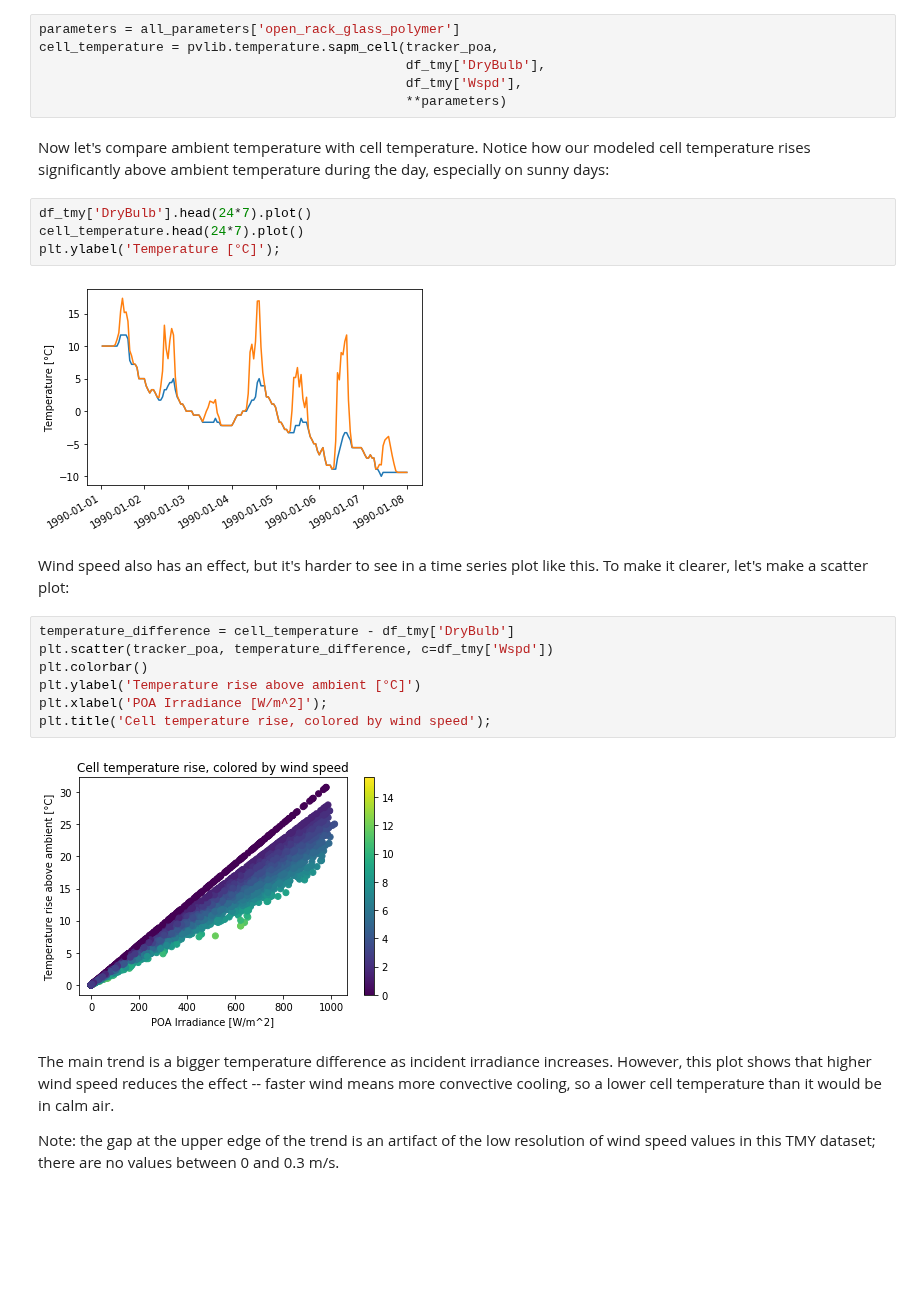
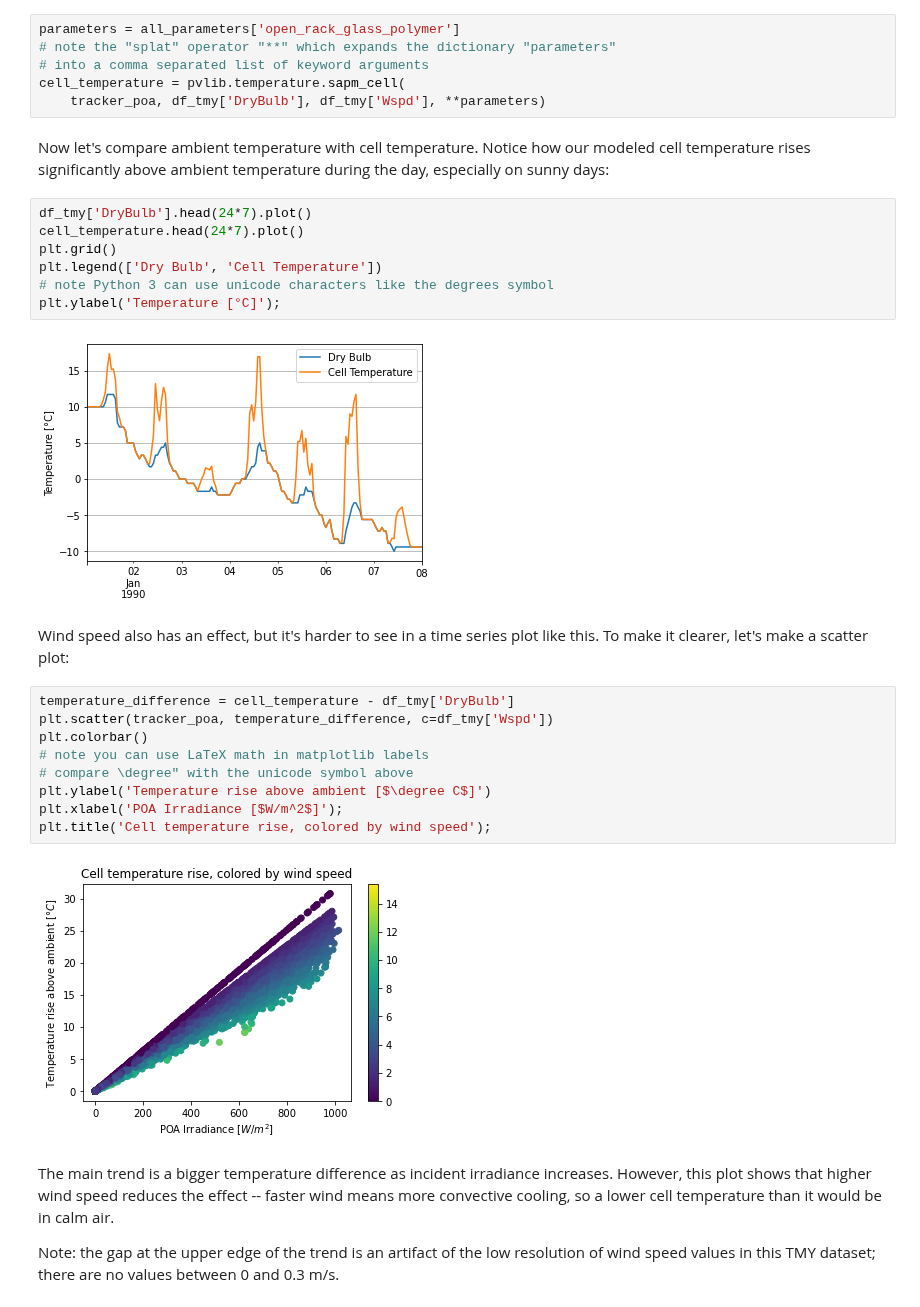
Before and after one commit to PV-Tutorials/pyData-2021-Solar-PV-Modeling, a Jupyter notebook: Tutorial 3 - Module Temperature.ipynb, the cells around one changed output. Cells and saved outputs as stored; diff of their text form; blank space fills up the shorter version.

```diff
--- a/Tutorial 3 - Module Temperature.ipynb
+++ b/Tutorial 3 - Module Temperature.ipynb
@@ -69,29 +95,34 @@ list(all_parameters.keys())
 `open_rack_glass_polymer` is appropriate for many large-scale systems (polymer backsheet; open racking), so we will use it here:
 # %%
 parameters = all_parameters['open_rack_glass_polymer']
-cell_temperature = pvlib.temperature.sapm_cell(tracker_poa,
-                                               df_tmy['DryBulb'],
-                                               df_tmy['Wspd'],
-                                               **parameters)
+# note the "splat" operator "**" which expands the dictionary "parameters"
+# into a comma separated list of keyword arguments
+cell_temperature = pvlib.temperature.sapm_cell(
+    tracker_poa, df_tmy['DryBulb'], df_tmy['Wspd'], **parameters)
 # %% [markdown]
 Now let's compare ambient temperature with cell temperature.  Notice how our modeled cell temperature rises significantly above ambient temperature during the day, especially on sunny days:
 # %%
 df_tmy['DryBulb'].head(24*7).plot()
 cell_temperature.head(24*7).plot()
+plt.grid()
+plt.legend(['Dry Bulb', 'Cell Temperature'])
+# note Python 3 can use unicode characters like the degrees symbol
 plt.ylabel('Temperature [°C]');
 # %% [output]
-[figure, old version]
+[figure, new version]
 # %% [markdown]
 Wind speed also has an effect, but it's harder to see in a time series plot like this.  To make it clearer, let's make a scatter plot:
 # %%
 temperature_difference = cell_temperature - df_tmy['DryBulb']
 plt.scatter(tracker_poa, temperature_difference, c=df_tmy['Wspd'])
 plt.colorbar()
-plt.ylabel('Temperature rise above ambient [°C]')
-plt.xlabel('POA Irradiance [W/m^2]');
+# note you can use LaTeX math in matplotlib labels
+# compare \degree" with the unicode symbol above
+plt.ylabel('Temperature rise above ambient [$\degree C$]')
+plt.xlabel('POA Irradiance [$W/m^2$]');
 plt.title('Cell temperature rise, colored by wind speed');
 # %% [output]
-[figure, old version]
+[figure, new version]
 # %% [markdown]
 The main trend is a bigger temperature difference as incident irradiance increases.  However, this plot shows that higher wind speed reduces the effect -- faster wind means more convective cooling, so a lower cell temperature than it would be in calm air.
 
```
Also changed, not shown: parts of 6 cells of this notebook, 5 other files.
